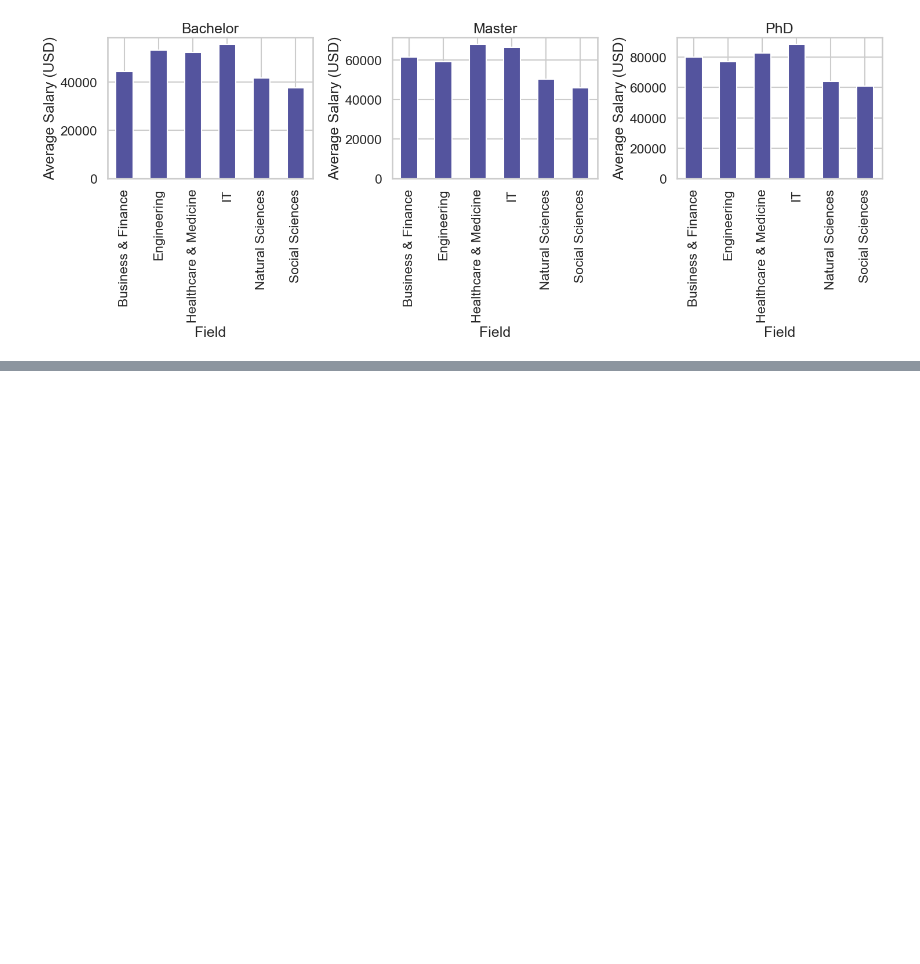
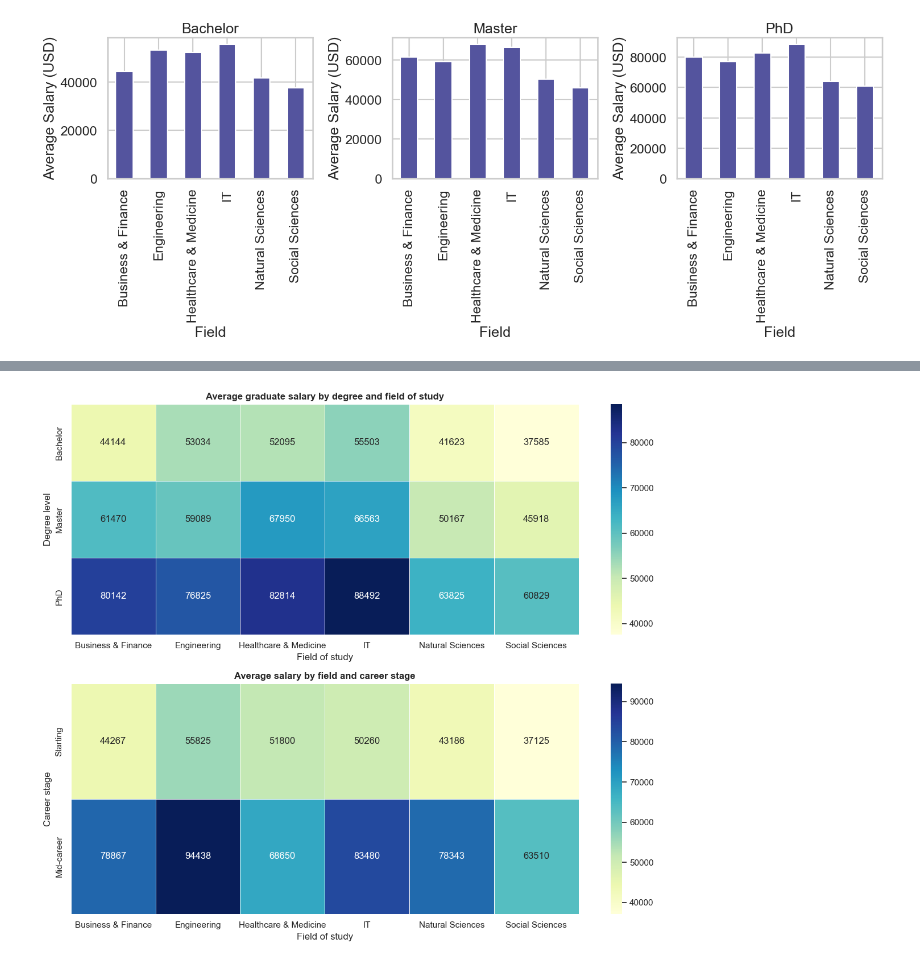
Before and after one commit to maxtheshock/PythonDS-Project, a Jupyter notebook: PythonNotebook.ipynb, the cells around one changed output, grey strips where cells are left out. Saved outputs shown, nothing was run; the diff lists cells and outputs as text; code cells hidden in the pictures; blank space fills up the shorter version.

```diff
--- a/PythonNotebook.ipynb
+++ b/PythonNotebook.ipynb
@@ -890,3 +909,6 @@ for i, degree in enumerate(pivot.columns):
 plt.tight_layout()
 # %% [output]
 [figure]
+# %%
+field_salary = pd.read_csv("degrees-that-pay-back.csv")
+field_salary[]
@@ -892,0 +987,15 @@ plt.tight_layout()
+# %%
+for col in ['Starting Median Salary', 'Mid-Career Median Salary']:
+    field_salary[col] = field_salary[col].replace('[\$,]', '', regex=True).astype(float)
+
+field_salary['Field'] = field_salary['Undergraduate Major'].map(major_to_field)
+
+if field_salary['Field'].isna().any():
+    print("Остались специальности без категории:", field_salary.loc[field_salary['Field'].isna(), 'Undergraduate Major'].tolist())
+
+result = field_salary.groupby('Field').agg(
+    avg_starting_salary=('Starting Median Salary', 'mean'),
+    avg_mid_career_salary=('Mid-Career Median Salary', 'mean')
+).reset_index()
+
+result
@@ -892,0 +1010,42 @@ plt.tight_layout()
+# %%
+
+salary_heatmap = analysis_data.pivot_table(
+    index="Degree",
+    columns="Field",
+    values=salary_col,
+    aggfunc="mean"
+)
+
+career_heatmap = result.set_index('Field')[['avg_starting_salary', 'avg_mid_career_salary']]
+career_heatmap.columns = ['Starting', 'Mid-career']
+
+fig, (ax1, ax2) = plt.subplots(2, 1, figsize=(12, 10))
+
+sns.heatmap(
+    salary_heatmap,
+    annot=True,
+    fmt=".0f",
+    cmap="YlGnBu",
+    linewidths=0.5,
+    ax=ax1
+)
+ax1.set_title("Average graduate salary by degree and field of study", fontsize=12)
+ax1.set_xlabel("Field of study")
+ax1.set_ylabel("Degree level")
+
+sns.heatmap(
+    career_heatmap.T,
+    annot=True,
+    fmt=".0f",
+    cmap="YlGnBu",
+    linewidths=0.5,
+    ax=ax2
+)
+ax2.set_title("Average salary by field and career stage", fontsize=12)
+ax2.set_xlabel("Field of study")
+ax2.set_ylabel("Career stage")
+
+plt.tight_layout()
+plt.show()
+# %% [output]
+[figure, added]
```
Also changed, not shown: parts of 5 cells of this notebook.
